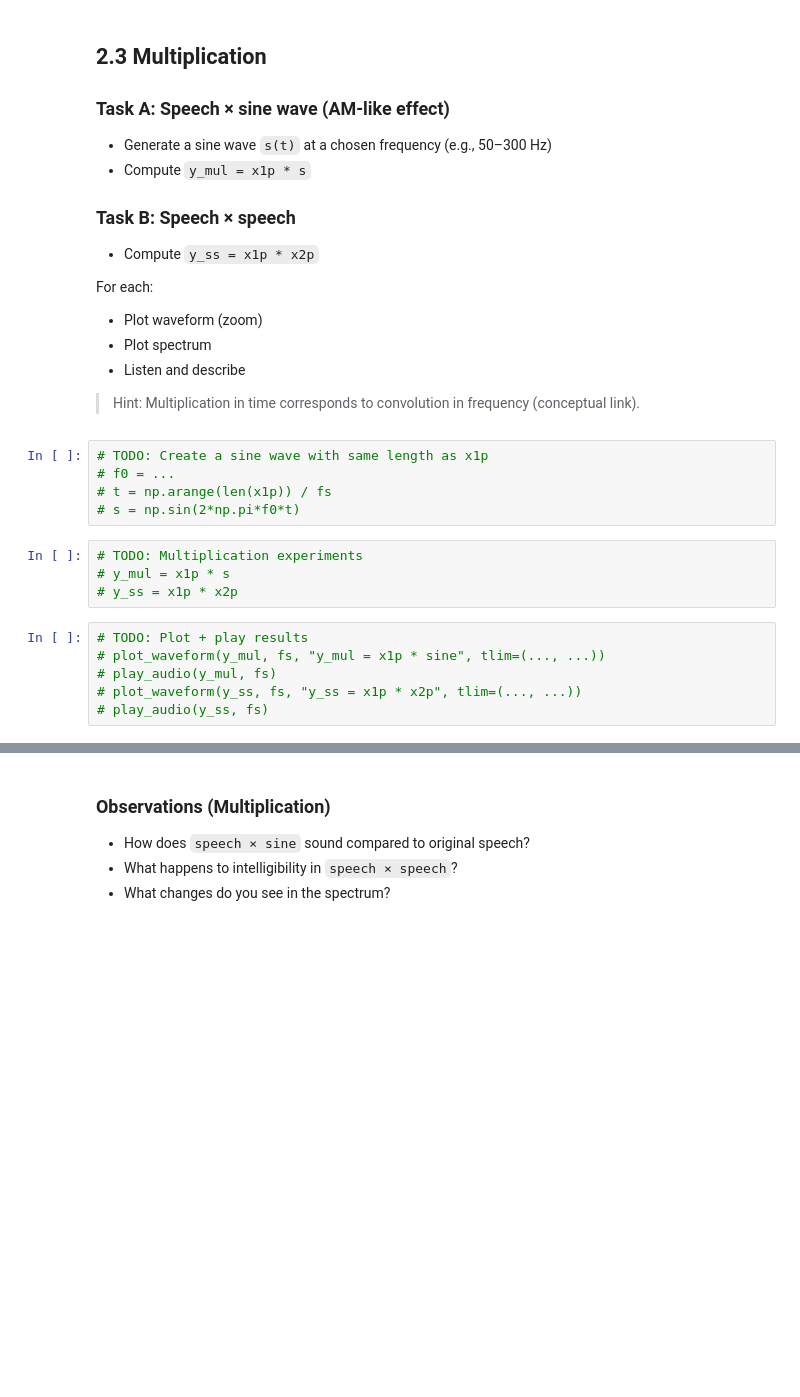
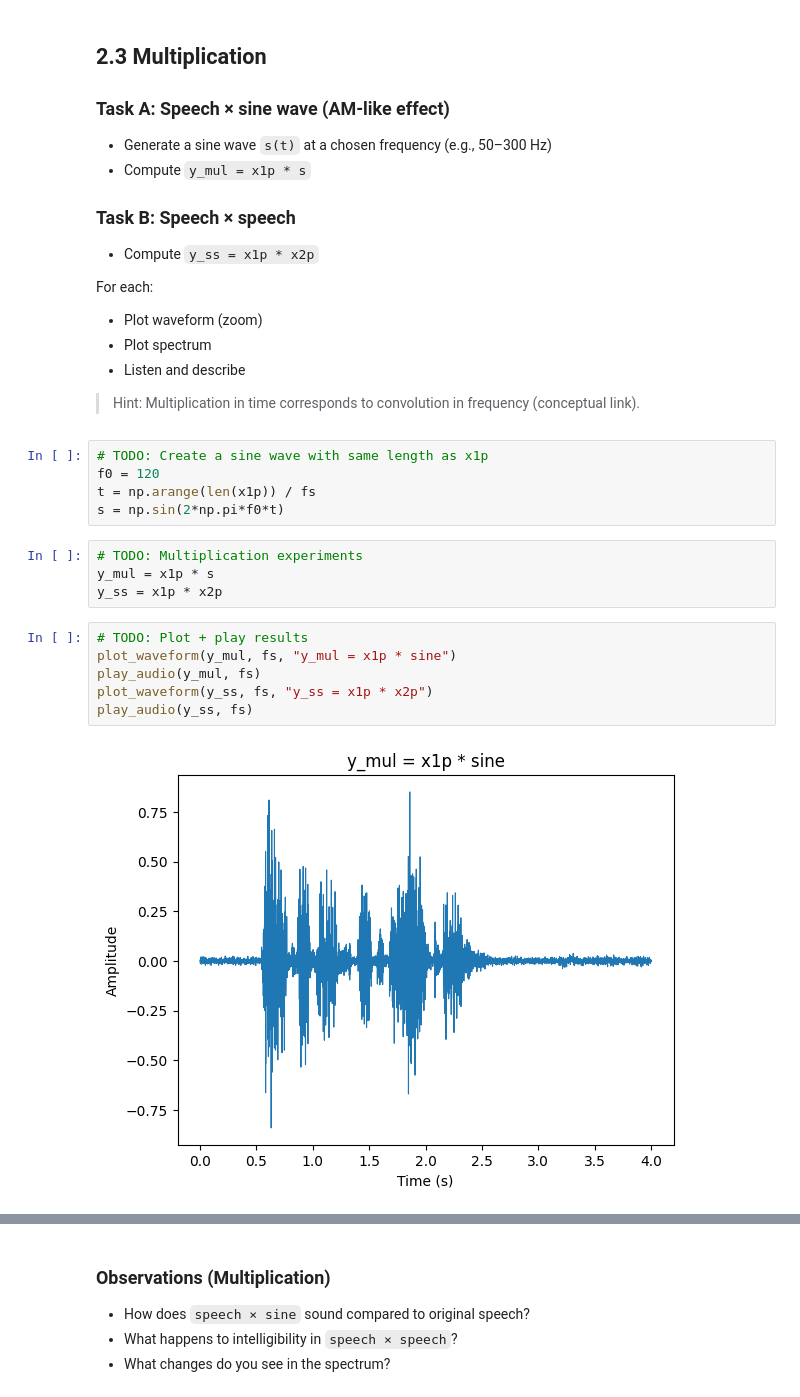
Before and after one commit to kkodachi/ee519-HW1, a Jupyter notebook: HW1_Notebook2_Signal_Operations_and_System_Properties.ipynb, the cells around one changed output, grey strips where cells are left out. Cells and saved outputs as stored; diff of their text form; blank space fills up the shorter version.

```diff
--- a/HW1_Notebook2_Signal_Operations_and_System_Properties.ipynb
+++ b/HW1_Notebook2_Signal_Operations_and_System_Properties.ipynb
@@ -286,16 +389,18 @@ For each:
 > Hint: Multiplication in time corresponds to convolution in frequency (conceptual link).
 # %%
 # TODO: Create a sine wave with same length as x1p
-# f0 = ...
-# t = np.arange(len(x1p)) / fs
-# s = np.sin(2*np.pi*f0*t)
+f0 = 120
+t = np.arange(len(x1p)) / fs
+s = np.sin(2*np.pi*f0*t)
 # %%
 # TODO: Multiplication experiments
-# y_mul = x1p * s
-# y_ss = x1p * x2p
+y_mul = x1p * s
+y_ss = x1p * x2p
 # %%
 # TODO: Plot + play results
-# plot_waveform(y_mul, fs, "y_mul = x1p * sine", tlim=(..., ...))
-# play_audio(y_mul, fs)
-# plot_waveform(y_ss, fs, "y_ss = x1p * x2p", tlim=(..., ...))
-# play_audio(y_ss, fs)
+plot_waveform(y_mul, fs, "y_mul = x1p * sine")
+play_audio(y_mul, fs)
+plot_waveform(y_ss, fs, "y_ss = x1p * x2p")
+play_audio(y_ss, fs)
+# %% [output]
+[figure, added]
```
Also changed, not shown: parts of 27 cells of this notebook, 5 other files.
